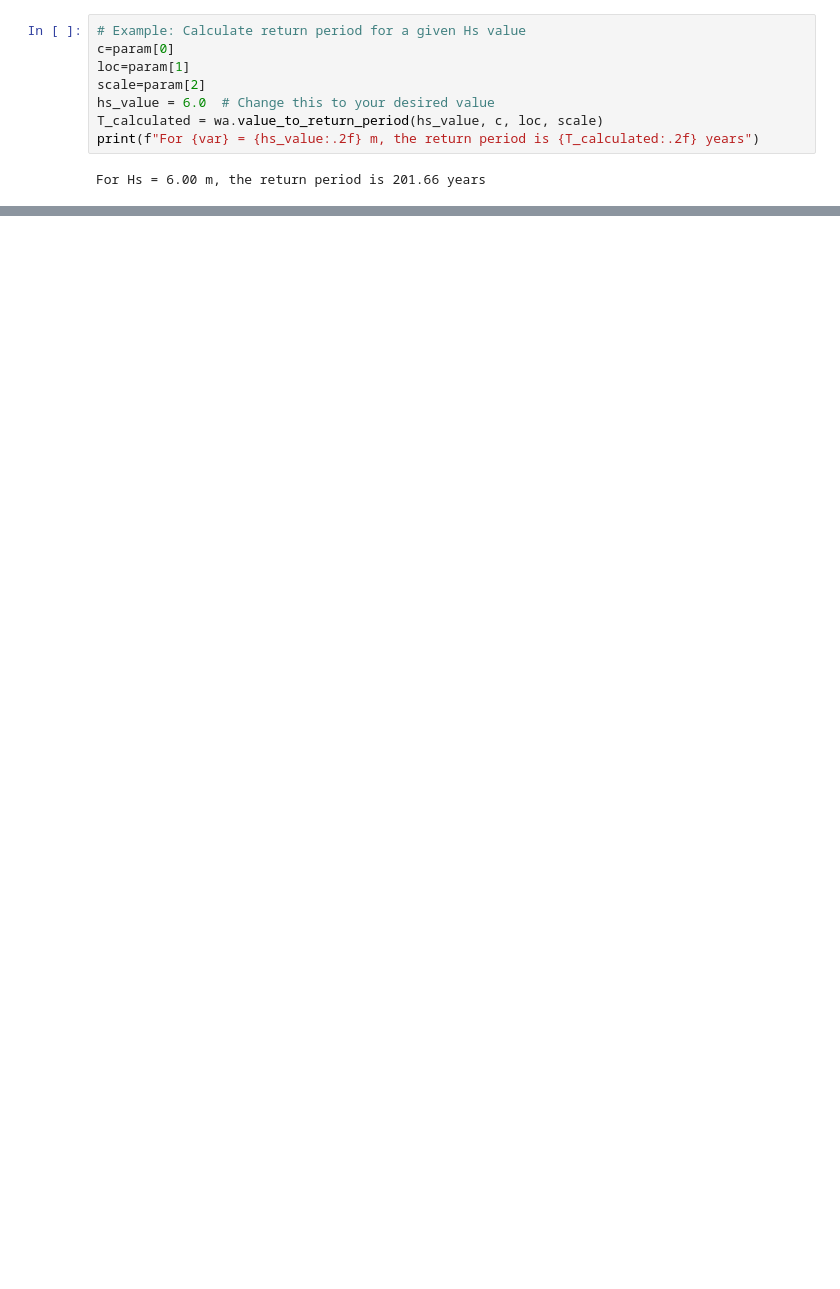
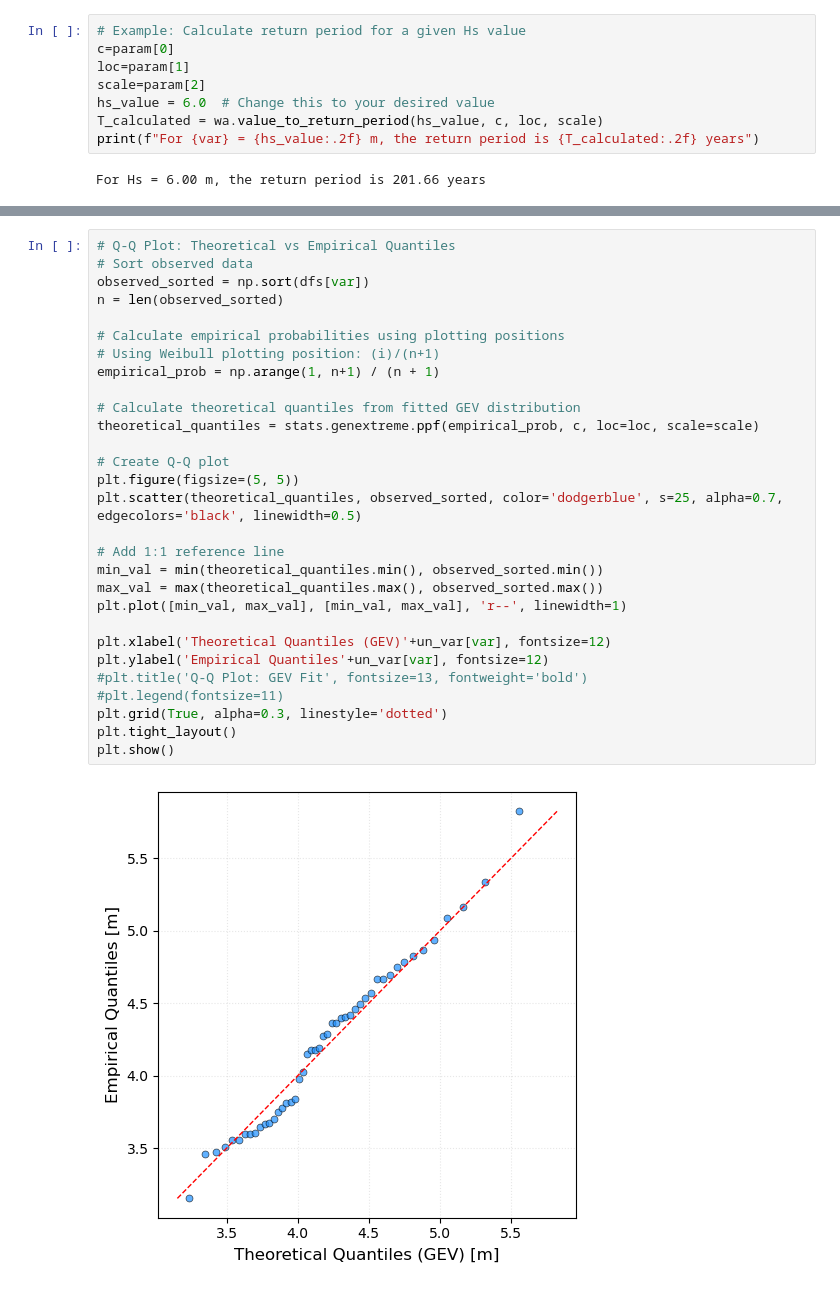
Before and after one commit to giospud/meteocean-tools, a Jupyter notebook: EVA/eva.ipynb, the cells around one changed output, grey strips where cells are left out. Cells and saved outputs as stored; diff of their text form; blank space fills up the shorter version.

```diff
--- a/EVA/eva.ipynb
+++ b/EVA/eva.ipynb
@@ -156,0 +133,31 @@ For Hs = 6.00 m, the return period is 201.66 years
+# %%
+# Q-Q Plot: Theoretical vs Empirical Quantiles
+# Sort observed data
+observed_sorted = np.sort(dfs[var])
+n = len(observed_sorted)
+
+# Calculate empirical probabilities using plotting positions
+# Using Weibull plotting position: (i)/(n+1)
+empirical_prob = np.arange(1, n+1) / (n + 1)
+
+# Calculate theoretical quantiles from fitted GEV distribution
+theoretical_quantiles = stats.genextreme.ppf(empirical_prob, c, loc=loc, scale=scale)
+
+# Create Q-Q plot
+plt.figure(figsize=(5, 5))
+plt.scatter(theoretical_quantiles, observed_sorted, color='dodgerblue', s=25, alpha=0.7, edgecolors='black', linewidth=0.5)
+
+# Add 1:1 reference line
+min_val = min(theoretical_quantiles.min(), observed_sorted.min())
+max_val = max(theoretical_quantiles.max(), observed_sorted.max())
+plt.plot([min_val, max_val], [min_val, max_val], 'r--', linewidth=1)
+
+plt.xlabel('Theoretical Quantiles (GEV)'+un_var[var], fontsize=12)
+plt.ylabel('Empirical Quantiles'+un_var[var], fontsize=12)
+#plt.title('Q-Q Plot: GEV Fit', fontsize=13, fontweight='bold')
+#plt.legend(fontsize=11)
+plt.grid(True, alpha=0.3, linestyle='dotted')
+plt.tight_layout()
+plt.show()
+# %% [output]
+[figure, added]
```
Also changed, not shown: parts of 17 cells of this notebook, 1 other file.
